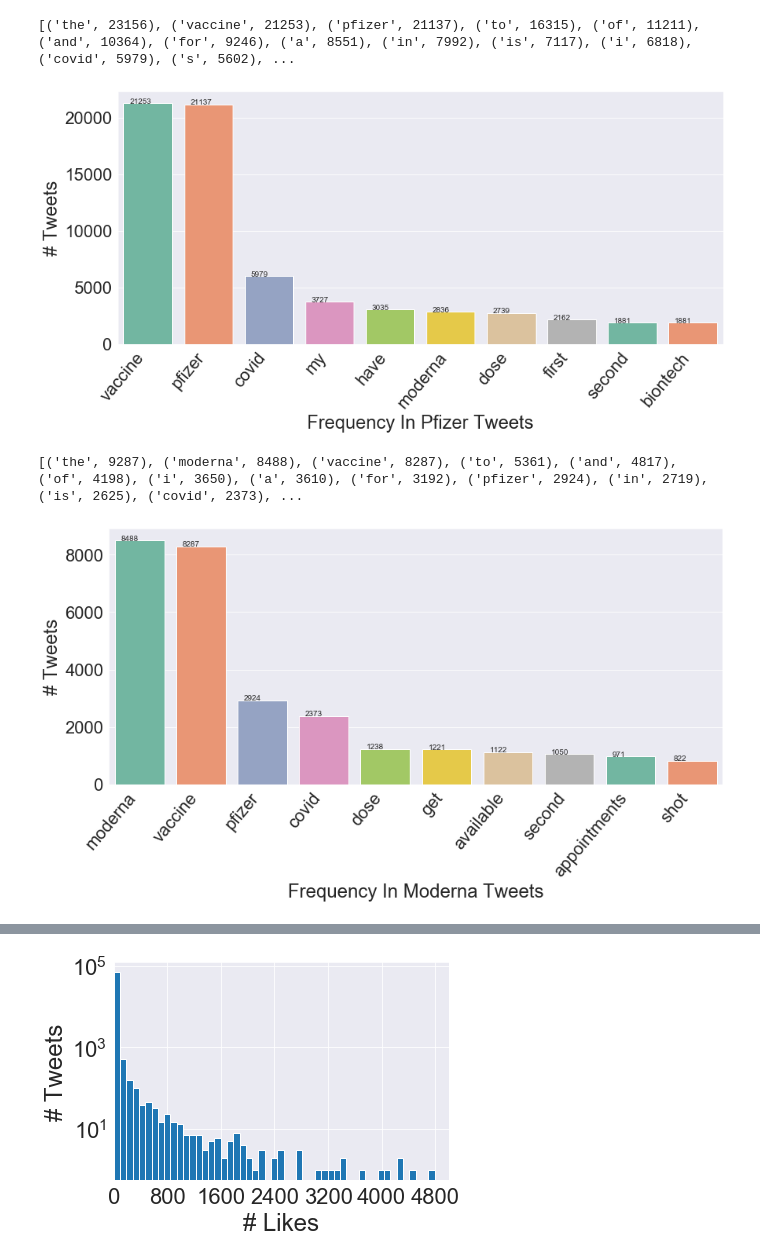
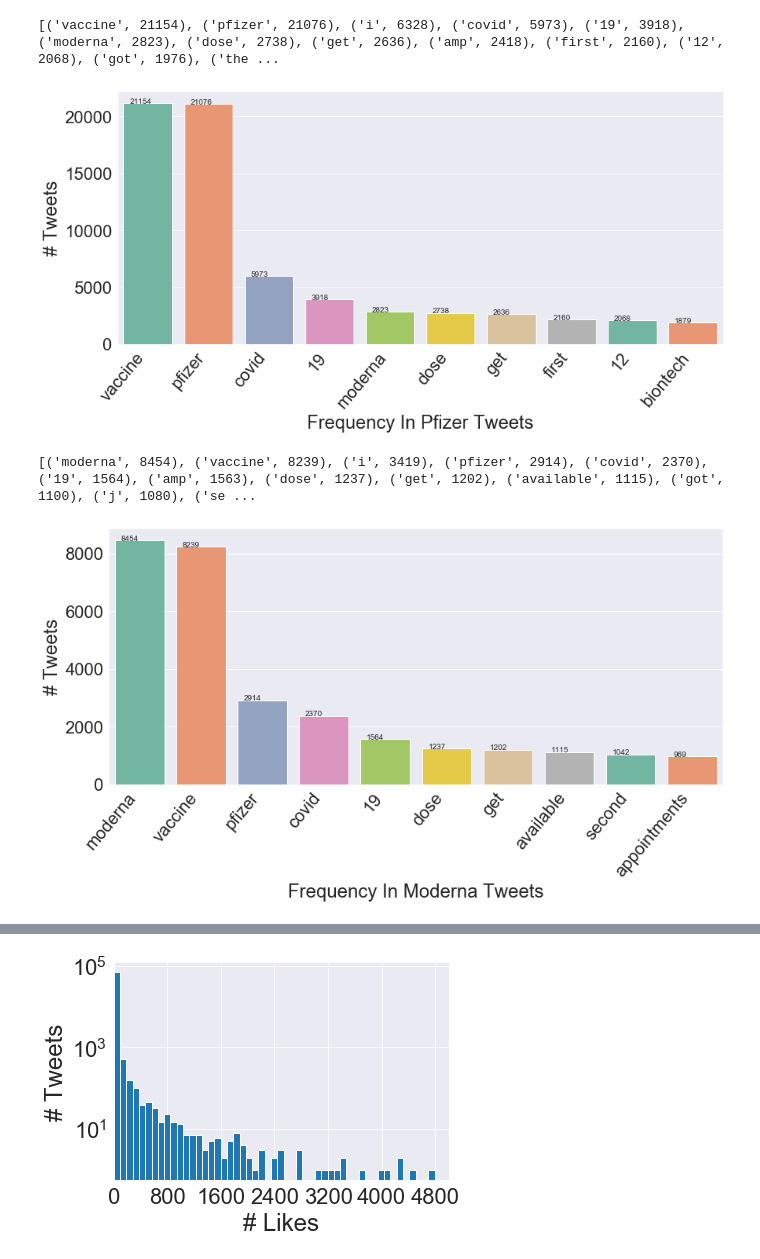
Before and after one commit to jyang54/CIS400, a Jupyter notebook: code/analysis.ipynb, the cells around one changed output, grey strips where cells are left out. Cells and saved outputs as stored; diff of their text form; code cells hidden in the pictures.

```diff
--- a/code/analysis.ipynb
+++ b/code/analysis.ipynb
@@ -92,8 +104,12 @@ plt.show()
 from collections import Counter
 hist_kws = {'alpha': 1}
 dfs = pd.read_csv('pos_data.csv')
+#removing stopwords
+dfs['clean_text'] = dfs['full_text'].apply(lambda x: remove_stopwords(x))
+dfs.to_csv("pos_data.csv", index=False)
+
 total_w = ''
-for l in dfs['full_text']:
+for l in dfs['clean_text']:
     total_w = total_w + l.lower()
 
 split_it = total_w.split()
@@ -101,9 +117,9 @@ Counter = Counter(split_it)
 most_occur = Counter.most_common(50)
 print(most_occur)
 
-#From the top 50 frequent words, we select 8 words
-key = ['vaccine','covid', '19', 'pfizer', 'available', 'j', 'appointments', 'moderna']
-num = [30485, 15931, 14537, 11910, 6258, 5069, 5028, 4850]
+#From the top 50 frequent words, we select 10 words
+key = ['vaccine','covid', '19', 'pfizer', 'available', 'get','j', 'appointments', 'moderna', 'first']
+num = [30362, 15919, 14536, 11883, 6215, 5129, 5063, 5018, 4832, 4395]
 plt.figure(figsize=(14,6))
 plt.rcParams["font.family"] = 'Arial Unicode MS'
 ax = sns.barplot(key,num)
@@ -122,8 +138,12 @@ plt.show()
 from collections import Counter
 hist_kws = {'alpha': 1}
 dfs = pd.read_csv('neg_data.csv')
+#removing stopwords
+dfs['clean_text'] = dfs['full_text'].apply(lambda x: remove_stopwords(x))
+dfs.to_csv("neg_data.csv", index=False)
+
 total_w = ''
-for l in dfs['full_text']:
+for l in dfs['clean_text']:
     total_w = total_w + l.lower()
 
 split_it = total_w.split()
@@ -131,9 +151,9 @@ Counter = Counter(split_it)
 most_occur = Counter.most_common(50)
 print(most_occur)
 
-#From the top 50 frequent words, we select 8 words
-key = ['vaccine','covid', '19', 'pfizer','j', 'not', 'dose', 'but']
-num = [9526, 4563, 3919, 3716, 1914, 1800, 1361, 1300]
+#From the top 50 frequent words, we select 10 words
+key = ['vaccine','covid', '19', 'pfizer','j', 'dose', 'get','people', 'moderna','one']
+num = [9492, 4558, 3919, 3707, 1911, 1361, 1358, 1267, 1264, 1096]
 plt.figure(figsize=(14,6))
 plt.rcParams["font.family"] = 'Arial Unicode MS'
 ax = sns.barplot(key,num)
@@ -152,8 +172,12 @@ plt.show()
 from collections import Counter
 hist_kws = {'alpha': 1}
 dfs = pd.read_csv('pfizer_data.csv')
+#removing stopwords
+dfs['clean_text'] = dfs['full_text'].apply(lambda x: remove_stopwords(x))
+dfs.to_csv("pfizer_data.csv", index=False)
+
 total_w = ''
-for l in dfs['full_text']:
+for l in dfs['clean_text']:
     total_w = total_w + l.lower()
 
 split_it = total_w.split()
@@ -162,8 +186,8 @@ most_occur = Counter.most_common(50)
 print(most_occur)
 
 #From the top 50 frequent words, we select 10 words
-key = ['vaccine','pfizer', 'covid', 'my', 'have', 'moderna', 'dose', 'first', 'second','biontech']
-num = [21253, 21137, 5979, 3727, 3035, 2836, 2739, 2162, 1881, 1881]
+key = ['vaccine','pfizer', 'covid', '19', 'moderna', 'dose', 'get', 'first', '12','biontech']
+num = [21154, 21076, 5973, 3918, 2823, 2738, 2636, 2160, 2068, 1879]
 plt.figure(figsize=(14,6))
 plt.rcParams["font.family"] = 'Arial Unicode MS'
 ax = sns.barplot(key,num,palette="Set2")
@@ -176,38 +200,43 @@ plt.ylabel('# Tweets')
 plt.savefig('./Frequency_Pfizer.png', bbox_inches='tight')
 plt.show()
 # %% [output]
-[('the', 23156), ('vaccine', 21253), ('pfizer', 21137), ('to', 16315), ('of', 11211), ('and', 10364), ('for', 9246), ('a', 8551), ('in', 7992), ('is', 7117), ('i', 6818), ('covid', 5979), ('s', 5602), ...
+[('vaccine', 21154), ('pfizer', 21076), ('i', 6328), ('covid', 5973), ('19', 3918), ('moderna', 2823), ('dose', 2738), ('get', 2636), ('amp', 2418), ('first', 2160), ('12', 2068), ('got', 1976), ('the ...
-[figure, old version]
+[figure, new version]
 # %%
 from collections import Counter
 hist_kws = {'alpha': 1}
 dfs = pd.read_csv('moderna_data.csv')
+#removing stopwords
+dfs['clean_text'] = dfs['full_text'].apply(lambda x: remove_stopwords(x))
+dfs.to_csv("moderna_data.csv", index=False)
+
+
 total_w = ''
-for l in dfs['full_text']:
+for l in dfs['clean_text']:
     total_w = total_w + l.lower()
 
 split_it = total_w.split()
 Counter = Counter(split_it)
 most_occur = Counter.most_common(50)
 print(most_occur)
 
 #From the top 50 frequent words, we select 10 words
-key = ['moderna', 'vaccine','pfizer', 'covid', 'dose', 'get', 'available', 'second','appointments','shot']
-num = [8488, 8287, 2924, 2373, 1238, 1221, 1122, 1050, 971, 822]
+key = ['moderna', 'vaccine','pfizer', 'covid', '19','dose', 'get', 'available', 'second','appointments']
+num = [8454, 8239, 2914, 2370, 1564, 1237, 1202, 1115, 1042, 969]
 plt.figure(figsize=(14,6))
 plt.rcParams["font.family"] = 'Arial Unicode MS'
 ax = sns.barplot(key,num,palette="Set2")
 for p in ax.patches:
     ax.annotate('{:.0f}'.format(p.get_height()), (p.get_x()+0.1, p.get_height()+1))
 plt.xticks(rotation=50, horizontalalignment='right')
 plt.xlabel('Frequency In Moderna Tweets')
 plt.ylabel('# Tweets')
 
 plt.savefig('./Frequency_Moderna.png', bbox_inches='tight')
 plt.show()
 # %% [output]
-[('the', 9287), ('moderna', 8488), ('vaccine', 8287), ('to', 5361), ('and', 4817), ('of', 4198), ('i', 3650), ('a', 3610), ('for', 3192), ('pfizer', 2924), ('in', 2719), ('is', 2625), ('covid', 2373), ...
+[('moderna', 8454), ('vaccine', 8239), ('i', 3419), ('pfizer', 2914), ('covid', 2370), ('19', 1564), ('amp', 1563), ('dose', 1237), ('get', 1202), ('available', 1115), ('got', 1100), ('j', 1080), ('se ...
-[figure, old version]
+[figure, new version]
 # %%
 from collections import Counter
 hist_kws = {'alpha': 1}
```
Also changed, not shown: parts of 6 cells of this notebook, 14 other files.
